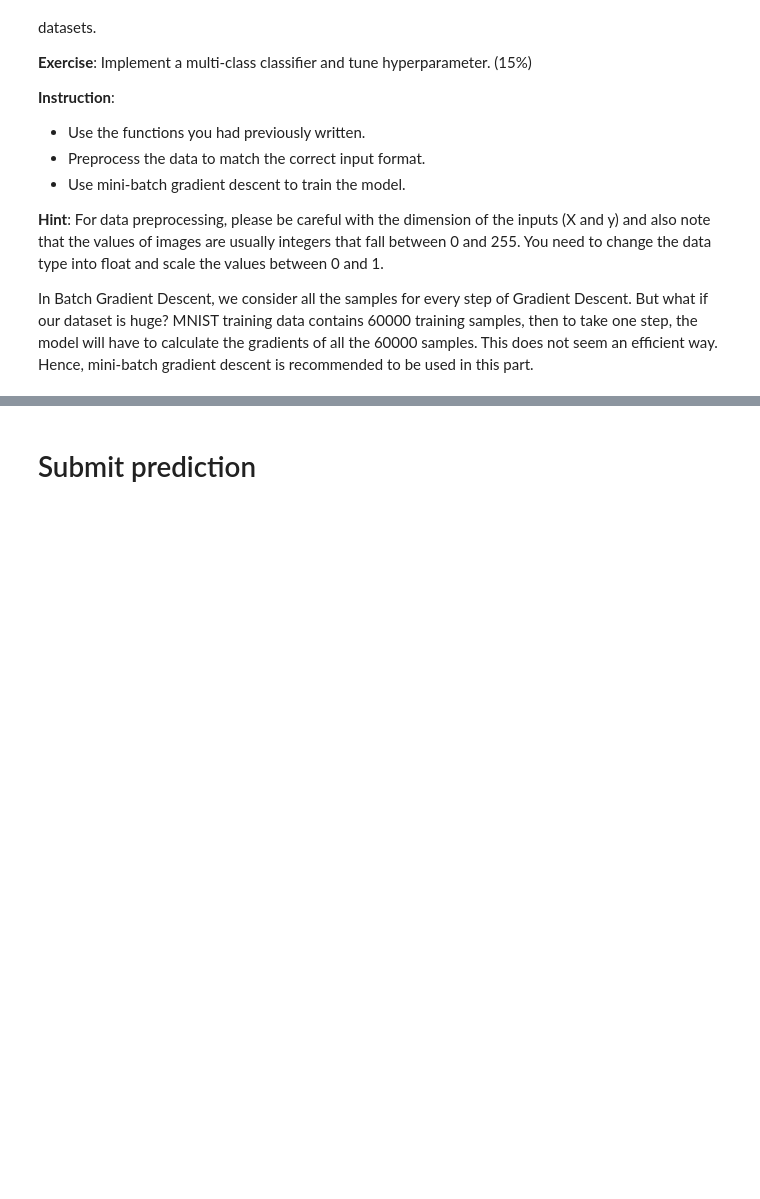
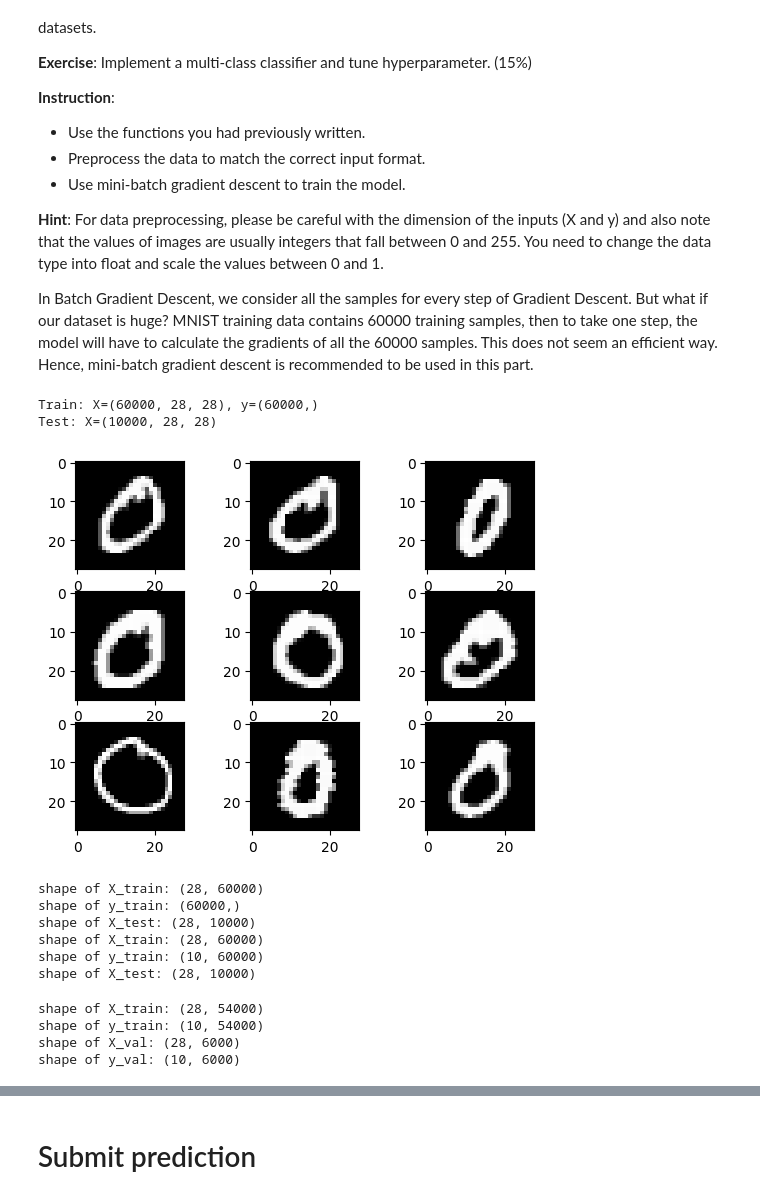
Before and after one commit to Cosmo-Wen/Machine-Learning, a Jupyter notebook: HW3/HW3_Neural_Network.ipynb, the cells around one changed output, grey strips where cells are left out. Saved outputs shown, nothing was run; the diff lists cells and outputs as text; code cells hidden in the pictures; blank space fills up the shorter version.

```diff
--- a/HW3/HW3_Neural_Network.ipynb
+++ b/HW3/HW3_Neural_Network.ipynb
@@ -1280,32 +1431,43 @@ X_train = data["X_train"]
 y_train = data["y_train"].reshape(-1)
 X_test = data["X_test"]
 
 # summarize loaded dataset
 print('Train: X=%s, y=%s' % (X_train.shape, y_train.shape))
 print('Test: X=%s' % (X_test.shape, ))
 # plot first few images
 for i in range(9):
 	# define subplot
 	plt.subplot(330 + 1 + i)
 	# plot raw pixel data
 	plt.imshow(X_train[i], cmap='gray', vmin=0, vmax=255)
 # show the figure
 plt.show()
 
 # GRADED CODE: multi-class classification (Data preprocessing)
 ### START CODE HERE ###
-None
+X_train = np.transpose(X_train / 255)[0]
+X_test = np.transpose(X_test / 255)[0]
 ### END CODE HERE ###
 
 print("shape of X_train: " + str(X_train.shape))
 print("shape of y_train: " + str(y_train.shape))
 print("shape of X_test: " + str(X_test.shape))
 
 # GRADED CODE: multi-class classification (Data preprocessing)
 ### START CODE HERE ###
-None
+y_train = np.transpose(np.array([[1 if i == target else 0 for i in range(10)] for target in y_train]))
 ### END CODE HERE ###
 
 print("shape of X_train: " + str(X_train.shape))
 print("shape of y_train: " + str(y_train.shape))
 print("shape of X_test: " + str(X_test.shape))
+# %% [output]
+Train: X=(60000, 28, 28), y=(60000,)
+Test: X=(10000, 28, 28)
+[figure, added]
+shape of X_train: (28, 60000)
+shape of y_train: (60000,)
+shape of X_test: (28, 10000)
+shape of X_train: (28, 60000)
+shape of y_train: (10, 60000)
+shape of X_test: (28, 10000)
@@ -1317,3 +1474,21 @@ print("shape of X_test: " + str(X_test.shape))
+# %%
+#You can split training and validation set here. (Optional)
+### START CODE HERE ###
+if X_train.shape[1] == data["X_train"].shape[0]:
+    X_val = X_train[: , int(X_train.shape[1] * 0.9): ]
+    y_val = y_train[: , int(y_train.shape[1] * 0.9): ]
+    X_train = X_train[: , : int(X_train.shape[1] * 0.9)]
+    y_train = y_train[: , : int(y_train.shape[1] * 0.9)]
+print("shape of X_train: " + str(X_train.shape))
+print("shape of y_train: " + str(y_train.shape))
+print("shape of X_val: " + str(X_val.shape))
+print("shape of y_val: " + str(y_val.shape))
+### END CODE HERE ###
+# %% [output]
+shape of X_train: (28, 54000)
+shape of y_train: (10, 54000)
+shape of X_val: (28, 6000)
+shape of y_val: (10, 6000)
 # %%
 # GRADED CODE: multi-class classification
 ### START CODE HERE ###
```
Also changed, not shown: parts of 29 cells of this notebook, 1 other file.
